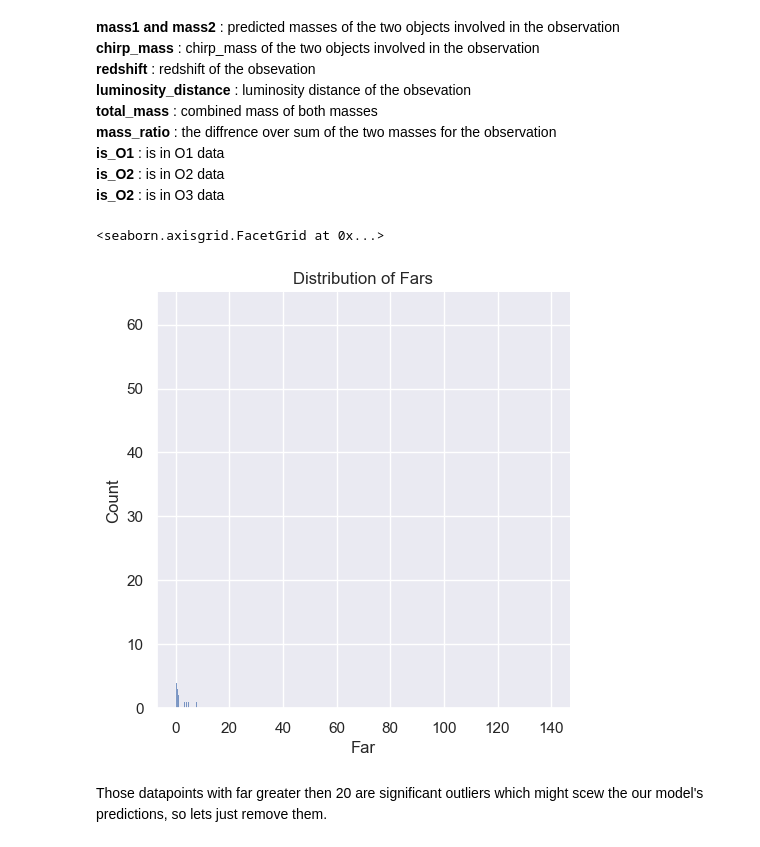
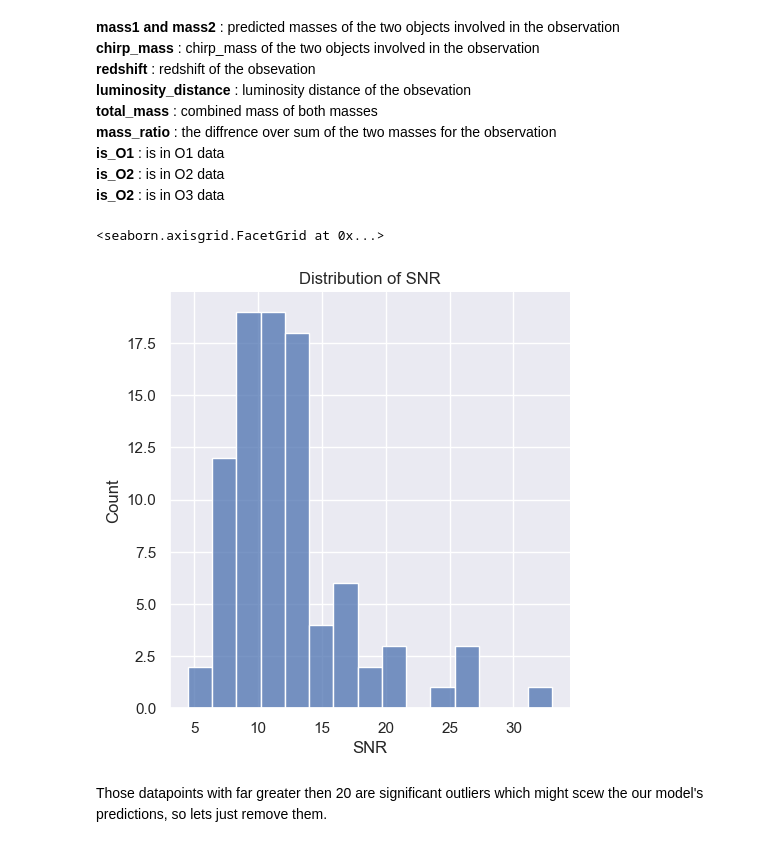
Before and after one commit to AndrewValentini/Gravitational-Waves-Research-23-24, a Jupyter notebook: Data Analysis/Regression.ipynb, the cells around one changed output. Cells and saved outputs as stored; diff of their text form; code cells hidden in the pictures.

```diff
--- a/Data Analysis/Regression.ipynb
+++ b/Data Analysis/Regression.ipynb
@@ -127,10 +127,10 @@ Cleaned data format:<br>
 confident = observations[observations['confidence'] == 3]
 # %%
 sns.set_theme()
-sns.displot(data=confident["far"]).set(title="Distribution of Fars", xlabel="Far")
+sns.displot(data=confident["snr"]).set(title="Distribution of SNR", xlabel="SNR")
 # %% [output]
 <seaborn.axisgrid.FacetGrid at 0x...>
-[figure, old version]
+[figure, new version]
 # %% [markdown]
 Those datapoints with far greater then 20 are significant outliers which might scew the our model's predictions, so lets just remove them.
 # %%
```
Also changed, not shown: parts of 11 cells of this notebook, 1 other file.
